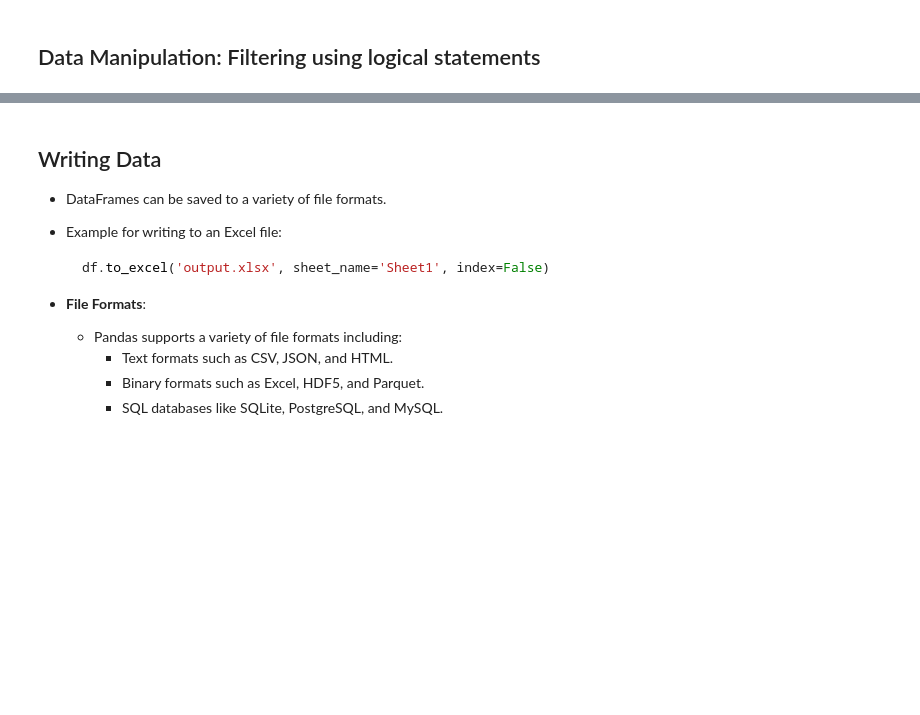
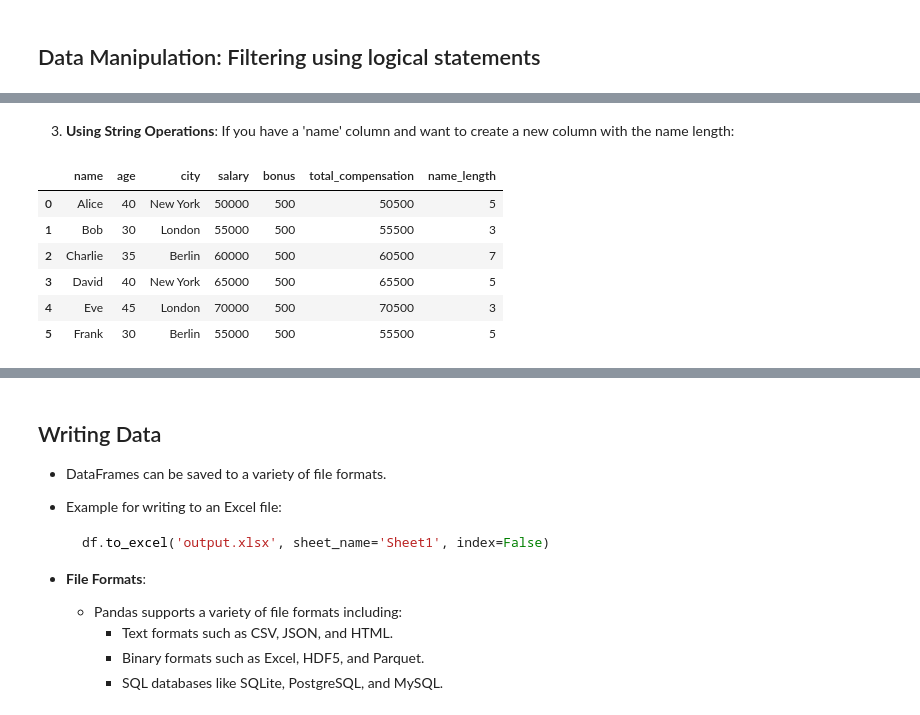
Before and after one commit to jancgreyling/AE_Python, a Jupyter notebook: lectures/Lecture_2.ipynb, the cells around one changed output, grey strips where cells are left out. Cells and saved outputs as stored; diff of their text form; code cells hidden in the pictures; blank space fills up the shorter version.

```diff
--- a/lectures/Lecture_2.ipynb
+++ b/lectures/Lecture_2.ipynb
@@ -117,0 +108,11 @@ df = pd.DataFrame(data)
+# %%
+import pandas as pd
+
+data = {
+    'name': ['Alice', 'Bob', 'Charlie', 'David', 'Eve', 'Frank'],
+    'age': [25, 30, 35, 40, 45, 30],
+    'city': ['New York', 'London', 'Berlin', 'New York', 'London', 'Berlin'],
+    'salary': [50000, 55000, 60000, 65000, 70000, 55000]}
+
+df = pd.DataFrame(data)
+print(df)
@@ -371,0 +338,2 @@ Set age to 40 for the person named 'Alice':
+# %%
+df.loc[df['name'] == 'Alice', 'age'] = 40
@@ -371,0 +510,3 @@ Set age to 40 for the person named 'Alice':
+# %%
+df['bonus'] = 500  # Adds a new column named 'new_column' with all values set to 100
+print(df)
@@ -371,0 +524,3 @@ Set age to 40 for the person named 'Alice':
+# %%
+df['total_compensation'] = df['salary'] + df['bonus']
+print(df)
@@ -371,0 +535,14 @@ Set age to 40 for the person named 'Alice':
+# %% [markdown]
+3. **Using String Operations**:
+    If you have a 'name' column and want to create a new column with the name length:
+# %%
+df['name_length'] = df['name'].str.len()
+df
+# %% [output]
+|  | name | age | city | salary | bonus | total_compensation | name_length |
+| 0 | Alice | 40 | New York | 50000 | 500 | 50500 | 5 |
+| 1 | Bob | 30 | London | 55000 | 500 | 55500 | 3 |
+| 2 | Charlie | 35 | Berlin | 60000 | 500 | 60500 | 7 |
+| 3 | David | 40 | New York | 65000 | 500 | 65500 | 5 |
+| 4 | Eve | 45 | London | 70000 | 500 | 70500 | 3 |
+| 5 | Frank | 30 | Berlin | 55000 | 500 | 55500 | 5 |
```
Also changed, not shown: parts of 69 cells of this notebook, 1 other file.
